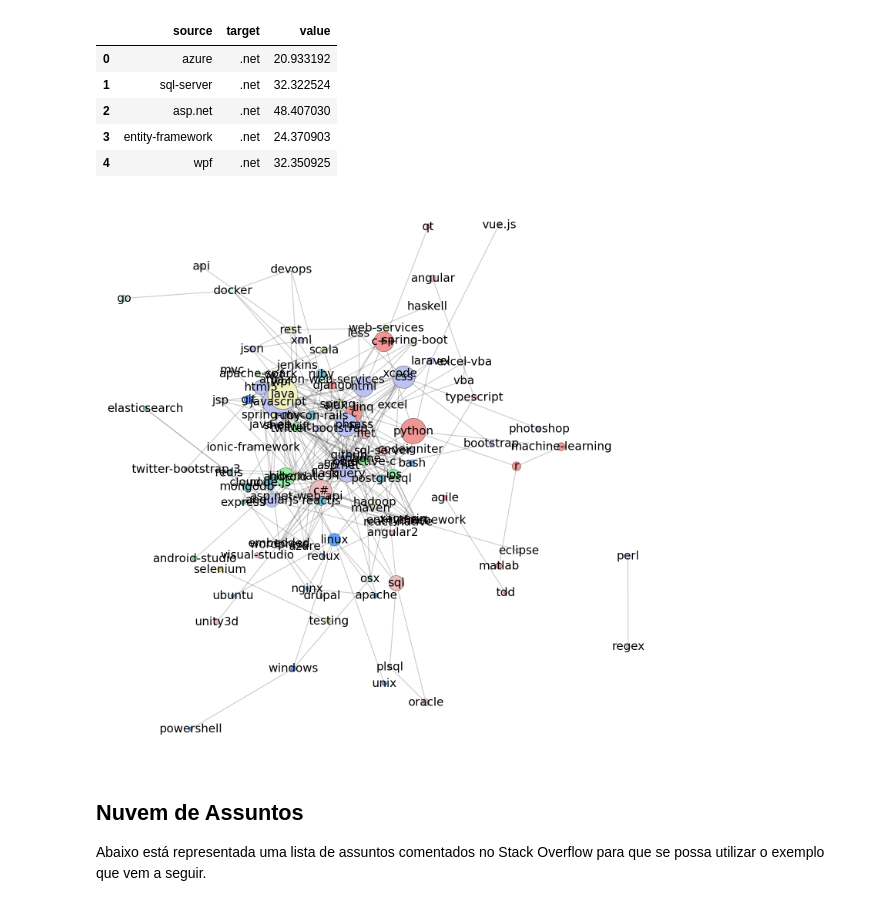
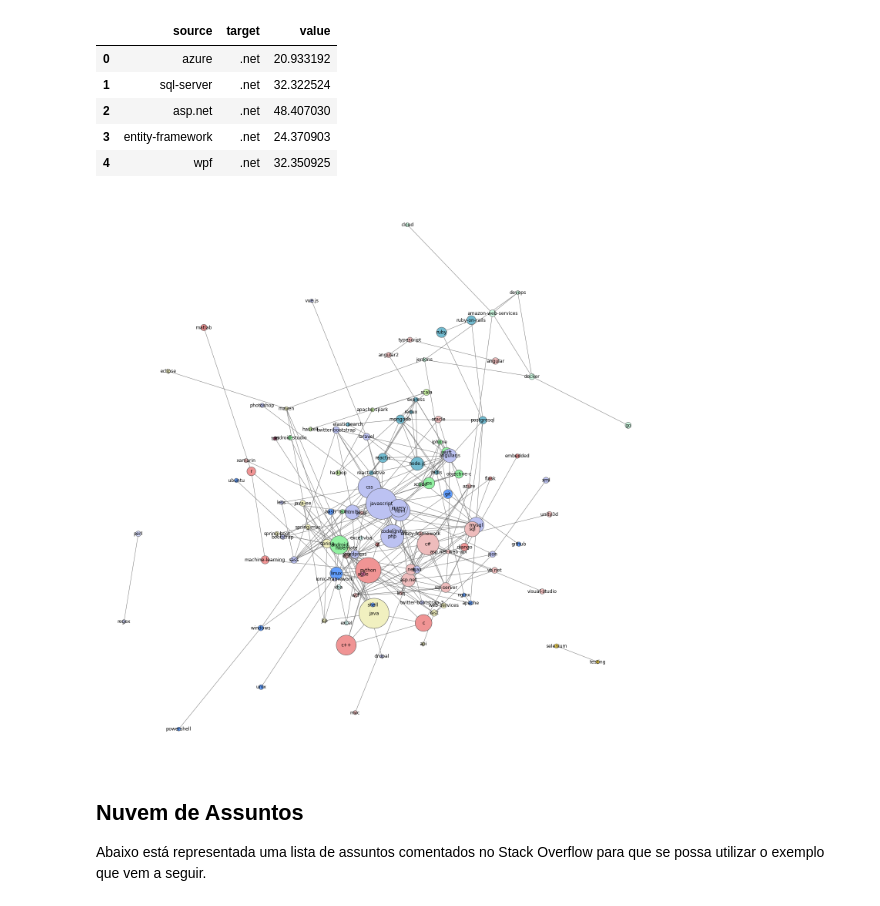
Before and after one commit to projeto-de-algoritmos/Grafos1_StackOverflowNetwork, a Jupyter notebook: notebooks/StackOverflowNetwork.ipynb, the cells around one changed output. Drawn from its saved outputs; the diff is of its cells as text; code cells hidden in the pictures.

```diff
--- a/notebooks/StackOverflowNetwork.ipynb
+++ b/notebooks/StackOverflowNetwork.ipynb
@@ -26,33 +26,33 @@ for node_1, node_2, value in df_edges.values.tolist():
 # %%
 G = nx.Graph(day="Stackoverflow")
 for index, row in data_nodes.iterrows():
     G.add_node(row['name'], group=row['group'], nodesize=row['nodesize'])
 
 for index, row in data.iterrows():
     G.add_weighted_edges_from([(row['source'], row['target'], row['value'])])
 
 color_map = {1:'#f09494', 2:'#eebcbc', 3:'#72bbd0', 4:'#91f0a1', 5:'#629fff', 6:'#bcc2f2',
              7:'#eebcbc', 8:'#f1f0c0', 9:'#d2ffe7', 10:'#caf3a6', 11:'#ffdf55', 12:'#ef77aa',
              13:'#d6dcff', 14:'#d2f5f0'}
 
 plt.figure(figsize=(20,20))
 options = {
-    'edge_color': '#5555',
-    'width': 2,
+    'edge_color': '#787878',
+    'width': 1,
     'with_labels': True,
     'font_weight': 'regular',
-    'font_size': 30,
+    'font_size': 12,
 }
 colors = [color_map[G.nodes[node]['group']] for node in G]
 G.nodes['html']
 sizes = [G.nodes[node]['nodesize']*10 for node in G]
 
 nx.draw(G, node_size=sizes, node_color=colors, pos=nx.spring_layout(G, k=0.25, iterations=5), **options)
 ax = plt.gca()
 ax.collections[0].set_edgecolor("#555555")
 plt.show()
 # %% [output]
-[figure, old version]
+[figure, new version]
 # %% [markdown]
 ## Nuvem de Assuntos
 
```
Also changed, not shown: parts of 4 cells of this notebook, 4 other files.
